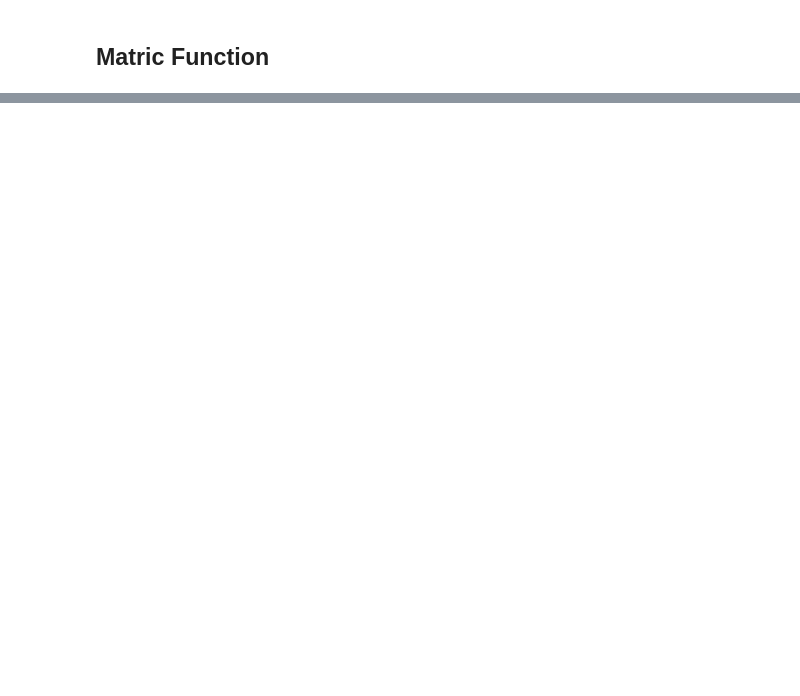
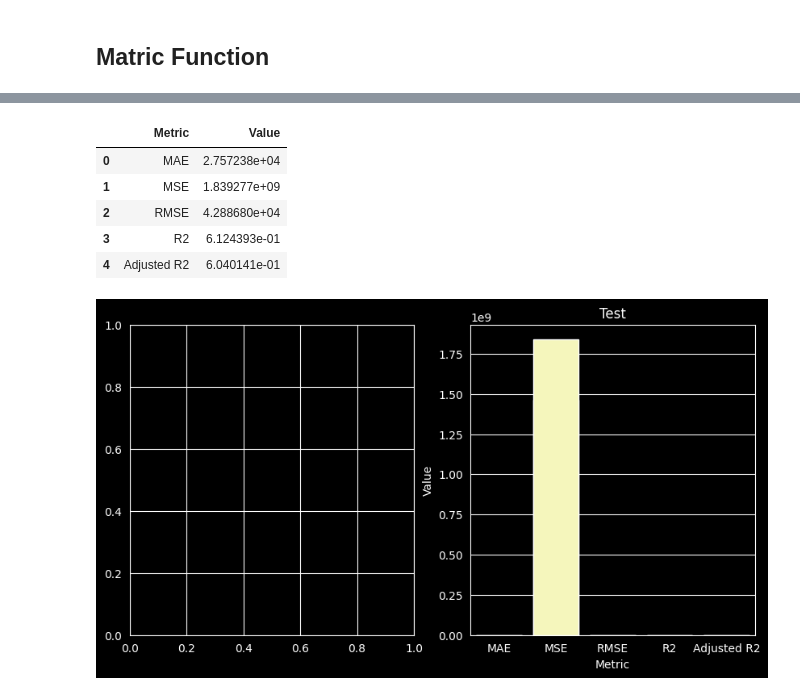
Before and after one commit to xXKeNdAmAmAsTeRXx/House_Prices_project, a Jupyter notebook: 5_Classic_Machine_Learning.ipynb, the cells around one changed output, grey strips where cells are left out. Drawn from its saved outputs; the diff is of its cells as text; code cells hidden in the pictures; blank space fills up the shorter version.

Commit message:
linear regression

```diff
--- a/5_Classic_Machine_Learning.ipynb
+++ b/5_Classic_Machine_Learning.ipynb
@@ -53,0 +73,29 @@ metric(train_y, train_y, train_x.shape)
+# %%
+import optuna
+from sklearn.pipeline import Pipeline
+from sklearn.preprocessing import StandardScaler
+from sklearn.feature_selection import SelectKBest, f_regression
+from sklearn.linear_model import LinearRegression
+from sklearn.model_selection import KFold, cross_val_score
+
+def linear_regression_study(trial, X, y):
+    n_features = X.shape[1]
+    k = trial.suggest_int("selector__k", 1, n_features)
+
+    pipe = Pipeline([
+        ('scaler', StandardScaler()),
+        ('selector', SelectKBest(score_func=f_regression, k=k)),
+        ('regressor', LinearRegression())
+    ])
+
+    cv = KFold(n_splits=10, shuffle=True, random_state=42)
+    score = cross_val_score(
+        pipe, X, y,
+        cv=cv,
+        scoring='neg_mean_squared_error'
+    ).mean()
+
+    return score
+
+linear_study = optuna.create_study(direction='maximize')
+linear_study.optimize(lambda trial: linear_regression_study(trial, train_x, train_y), n_trials=10, show_progress_bar=True)
@@ -53,0 +114,20 @@ metric(train_y, train_y, train_x.shape)
+# %%
+linear_pipline = Pipeline([
+    ('scaler', StandardScaler()),
+    ('selector', SelectKBest(k=10)),
+    ('regressor', LinearRegression())
+])
+
+linear_pipline.set_params(**linear_study.best_params)
+
+_ , linear_score = judge(linear_pipline)
+
+linear_score
+# %% [output]
+|  | Metric | Value |
+| 0 | MAE | 2.757238e+04 |
+| 1 | MSE | 1.839277e+09 |
+| 2 | RMSE | 4.288680e+04 |
+| 3 | R2 | 6.124393e-01 |
+| 4 | Adjusted R2 | 6.040141e-01 |
+[figure, added]
```
Also changed, not shown: parts of 5 cells of this notebook, 1 other file.
